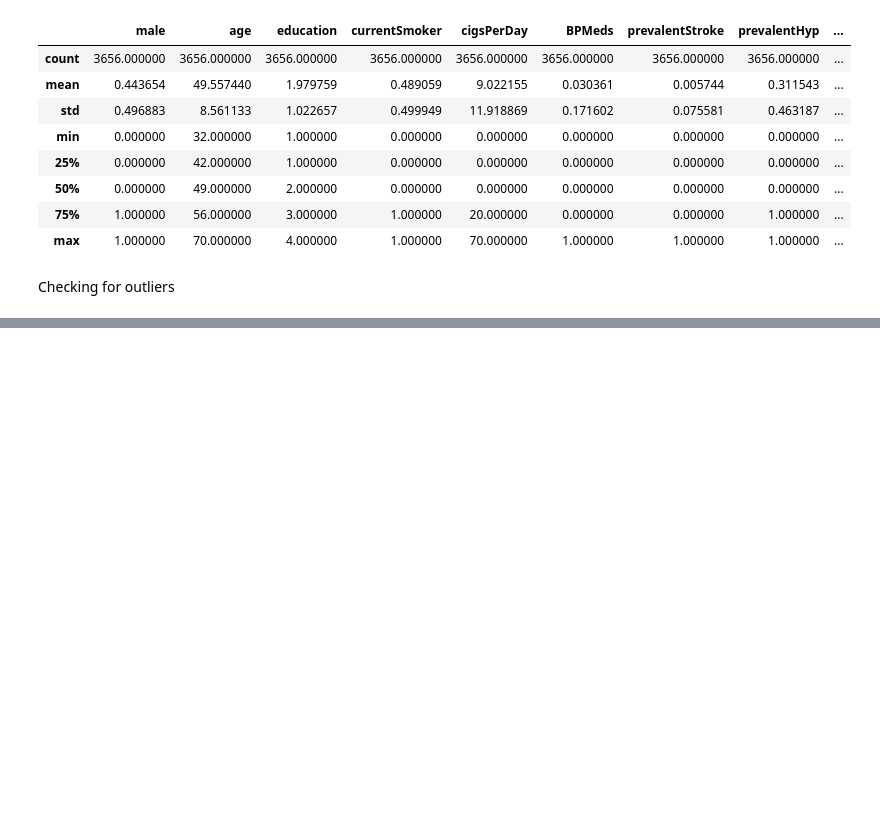
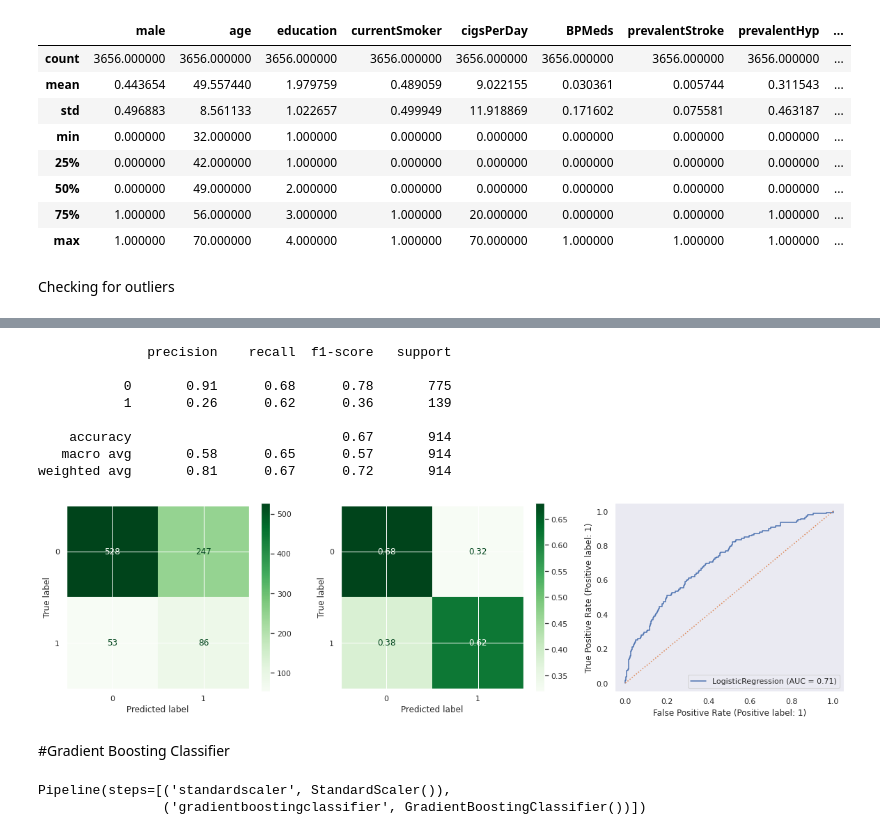
Before and after one commit to maryawamaitha/ML-Project-2, a Jupyter notebook: Copy_of_HeartDiseaseLogistic_Regression.ipynb, the cells around one changed output, grey strips where cells are left out. Saved outputs shown, nothing was run; the diff lists cells and outputs as text; code cells hidden in the pictures; blank space fills up the shorter version.

```diff
--- a/Copy_of_HeartDiseaseLogistic_Regression.ipynb
+++ b/Copy_of_HeartDiseaseLogistic_Regression.ipynb
@@ -209,0 +352,4 @@ Based on the heatmap, there is a correlation between the cigs per Day and curren
+# %%
+smote = SMOTE(sampling_strategy='auto')
+X_train_smote, y_train_smote = smote.fit_resample(X_train, y_train)
+pd.Series(y_train_smote).value_counts()
@@ -209,0 +360,3 @@ Based on the heatmap, there is a correlation between the cigs per Day and curren
+# %%
+smote_logreg = LogisticRegression(max_iter=1000)
+smote_logreg.fit(X_train_smote, y_train_smote)
@@ -209,0 +372,21 @@ Based on the heatmap, there is a correlation between the cigs per Day and curren
+# %%
+evaluate_classification(smote_logreg, X_test, y_test)
+# %% [output]
+              precision    recall  f1-score   support
+
+           0       0.91      0.68      0.78       775
+           1       0.26      0.62      0.36       139
+
+    accuracy                           0.67       914
+   macro avg       0.58      0.65      0.57       914
+weighted avg       0.81      0.67      0.72       914
+[figure, added]
+# %% [markdown]
+#Gradient Boosting Classifier
+# %%
+gbc = GradientBoostingClassifier()
+gbc_pipe=make_pipeline(scaler,gbc)
+gbc_pipe.fit(X_train, y_train)
+# %% [output]
+Pipeline(steps=[('standardscaler', StandardScaler()),
+                ('gradientboostingclassifier', GradientBoostingClassifier())])
```
Also changed, not shown: parts of 46 cells of this notebook.
